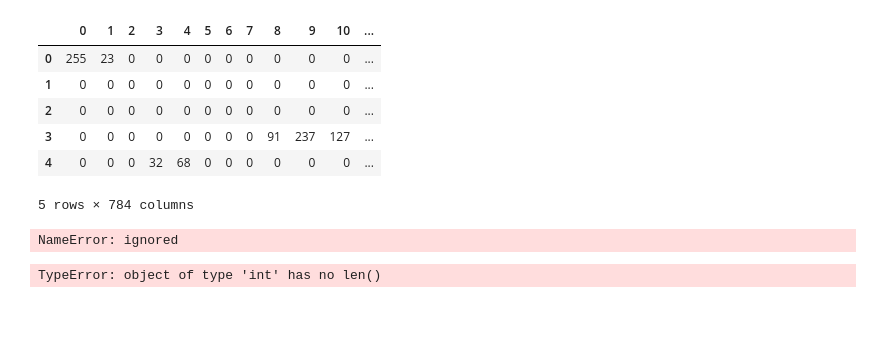
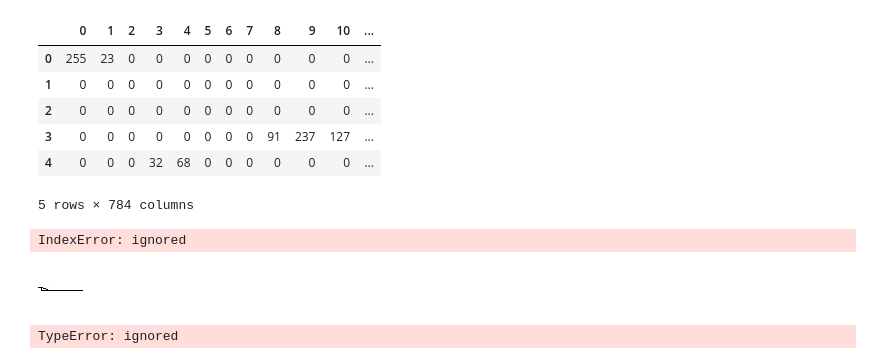
Before and after one commit to Taruna-07/Handwritten-Equation-solver-using-CNN, a Jupyter notebook: trainmodel.ipynb, the cells around one changed output. Saved outputs shown, nothing was run; the diff lists cells and outputs as text; code cells hidden in the pictures; blank space fills up the shorter version.

```diff
--- a/trainmodel.ipynb
+++ b/trainmodel.ipynb
@@ -69,21 +69,6 @@ df_train.head()
 # %%
 l=[]
 for i in range(47372):
-    l.append(np.array(df_train[i:i+1]).reshape(28,28,1,null))
+    l.append(np.array(df_train[i:i+1]).reshape(-1,28,28,1))
-# %% [output]
-NameError: ignored
 # %%
 np.random.seed(7)
-# %%
-model= keras.models.Sequential()
-model.add(Conv2D(30,(5,5),_obtain_input_shape(28,28,1,-1,require_flatten = 'false'),activation='relu'))
-model.add(Maxpooling2D(pool_size=(2,2)))
-model.add(Conv2D(15,(3,3),activation='relu'))
-model.add(Maxpooling2D(pool_size=(2,2)))
-model.add(Dropout(0.2))
-model.add(flatten())
-model.add(Dense(128,activation="relu"))
-model.add(Dense(50,activation="relu"))
-model.add(Dense(13,activation="softmax"))
-# %% [output]
-TypeError: object of type 'int' has no len()
@@ -90,25 +86,28 @@ TypeError: object of type 'int' has no len()
 # %%
 model.compile(loss="categorical_cross_entropy",optimizer="adam",metrics=["accuracy"])
 # %%
-model.fit(np.array(1),cat,shuffle=True, epochs=10)
+model.fit(np.array(1),cat,shuffle=True, epochs=3)
+# %% [output]
+IndexError: ignored
 # %%
 import cv2
-img=cv2.imread("C:\Handwritten-Equation-Solver-master\1\1_172.jpg",cv2.IMREAD_GRAYSCALE)
-cv2.imshow("w",img)
+from google.colab.patches import cv2_imshow
+img=cv2.imread('/content/drone/dataset/-/-_121.jpg',cv2.IMREAD_GRAYSCALE)
+cv2_imshow(img)
 cv2.waitKey(0)
-cv2.destroyALLWindows()
+#cv2_destroyALLWindows()
 if img is not None:
     img=~img
     _,thresh=cv2.threshold(img,127,255,cv2.THRESH_BINARY)
-    _,ctrs,_=cv2.findContours(thresh,cv2.RETR_TREE,cv2.CHAIN_APPROX_SIMPLE)
-    cnt=sorted(ctrs,key=lambda ctr:cv2.boundingRect(ctr)[0])
+    contours=cv2.findContours(thresh,cv2.RETR_TREE,cv2.CHAIN_APPROX_SIMPLE)
+    #_,cnt=sorted(ctrs,key=lambda ctr:cv2.boundingRect(ctr)[0])
     w=int(28)
     h=int(28)
     train_data=[]
     rects=[]
-    for c in cnt:
-        x,y,w,h=cv2.boundingRect(c)
-        rect=[x,y,w,h]
+    for c in contours:
+        w,h=cv2.boundingRect(c)
+        rect=[w,h]
         rects.append(rect)
     print("rects",rects)
     bool_rect=[]
@@ -119,30 +118,33 @@ if img is not None:
             if rec!=r:
                 if r[0]<(rec[0]+rec[2]+10) and rec[0]<(rec[0]+r[2]+10) and r[1]<(rec[1]+r[3]+10) and res[1]<(rec[1]+r[3]+10):
                     flag=1
                 l.append(flag)
             if rec==r:
                 l.append(0)
         bool_rect.append(l)
     print("bools",bool_rect)
     dump_rect=[]
     for i in range (0,len(cnt)):
         for j in range (0,len(cnt)):
             if bool_rect[i][j]==1:
                 area1=rects[i][2]*rects[i][3]
                 area2=rects[j][2]*rects[j][3]
                 if (area1==min(area1,area2)):
                     dump_rect.append(rects[i])
     print("dump_rects",dump_rect)
     final_rects=[i for i in rects if i not in dump_rect]
     print("final_rects",final_rects)
     for r in final_rects:
         x=r[0]
         y=r[1]
         w=r[2]
         h=r[3]
         im_crop=thresh[y:y++h+10,x:x+w+10]
         im_resize=cv2.resize(im_crop,(28,28))
         cv2.imshow("work",im_resize)
         cv2.waitKey(0)
         cv2.destroyAllWindows()
         train_data.append(im_resize)
+# %% [output]
+[figure, added]
+TypeError: ignored
```
Also changed, not shown: parts of 4 cells of this notebook.
